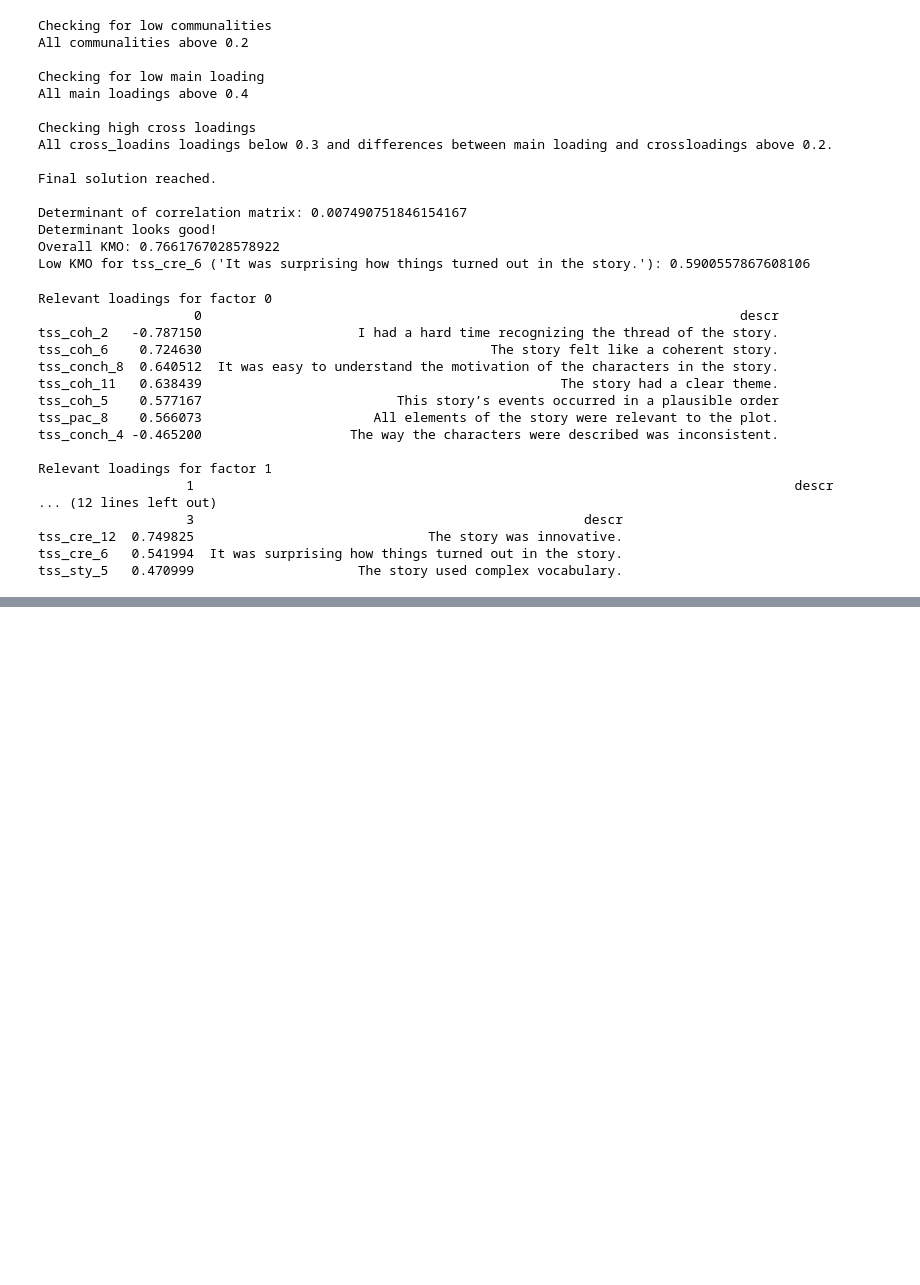
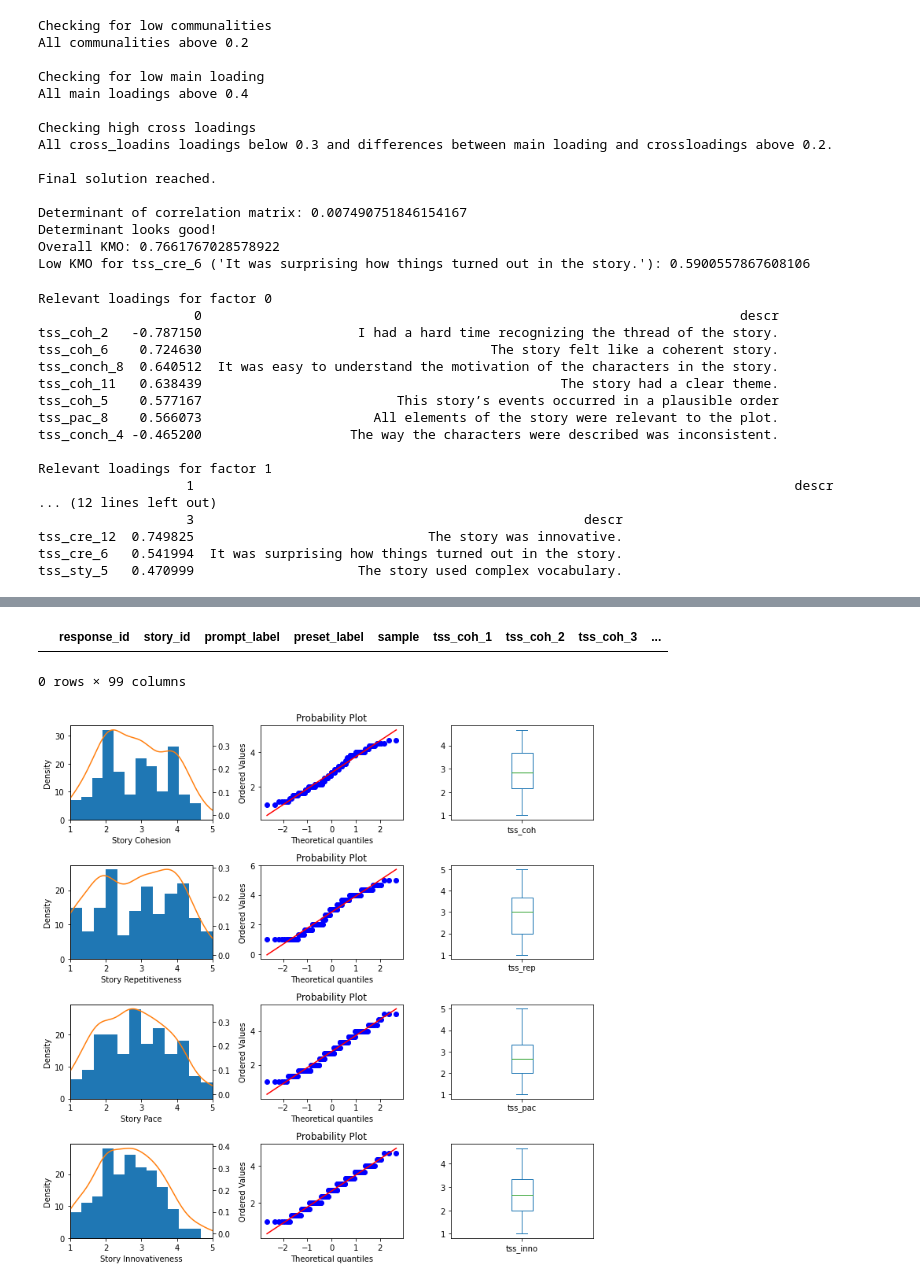
Before and after one commit to MWiechmann/ai_story_scale, a Jupyter notebook: scale_construction_efa.ipynb, the cells around one changed output, grey strips where cells are left out. Cells and saved outputs as stored; diff of their text form; code cells hidden in the pictures; blank space fills up the shorter version.

Commit message:
add template code to compute scale scores and inspect distribution

```diff
--- a/scale_construction_efa.ipynb
+++ b/scale_construction_efa.ipynb
@@ -749,2 +751,4 @@ rev_items_and_return(tss_df, efa_4, items_4)
 # %%
-# Use that to compute internal consistency, calculate mean scale score, correlate scales and save scale scores to file
+items_per_fac_4[0].remove("tss_conch_4_rev")
+items_per_fac_4[1].remove("tss_rep_11")
+items_per_fac_4
@@ -750,0 +765,57 @@ rev_items_and_return(tss_df, efa_4, items_4)
+# %%
+# compute scale means but only if at least 66% of questions are answered
+mask_suff_data_coh = tss_df[items_per_fac_4[0]].isna().sum(axis=1) <= 2
+mask_suff_data_rep = tss_df[items_per_fac_4[1]].isna().sum(axis=1) <= 1
+mask_suff_data_pac = tss_df[items_per_fac_4[2]].isna().sum(axis=1) <= 1
+mask_suff_data_inno = tss_df[items_per_fac_4[2]].isna().sum(axis=1) <= 1
+tss_df["tss_coh"] = tss_df[mask_suff_data_coh][items_per_fac_4[0]].mean(axis=1)
+tss_df["tss_rep"] = tss_df[mask_suff_data_rep][items_per_fac_4[1]].mean(axis=1)
+tss_df["tss_pac"] = tss_df[mask_suff_data_pac][items_per_fac_4[2]].mean(axis=1)
+tss_df["tss_inno"] = tss_df[mask_suff_data_inno][items_per_fac_4[3]].mean(axis=1)
+# %%
+# if you actually have missing data, double check if this worked as intended
+tss_df[~mask_suff_data_inno]
+# %% [output]
+|  | response_id | story_id | prompt_label | preset_label | sample | tss_coh_1 | tss_coh_2 | tss_coh_3 | ... |
+0 rows × 99 columns
+# %%
+# Check scale distributions
+fig, axes = plt.subplots(4, 3,figsize=(10, 10))
+
+# Histograms with KDE
+ax1 = tss_df["tss_coh"].plot.hist(ax=axes[0, 0], bins=12)
+ax1.set_xlabel("Story Cohesion")
+ax1.set_xlim(1,5)
+tss_df["tss_coh"].plot.kde(ax=axes[0, 0], secondary_y=True)
+
+ax2 = tss_df["tss_rep"].plot.hist(ax=axes[1, 0], bins=12)
+ax2.set_xlabel("Story Repetitiveness")
+ax2.set_xlim(1,5)
+tss_df["tss_rep"].plot.kde(ax=axes[1, 0], secondary_y=True)
+
+ax3 = tss_df["tss_pac"].plot.hist(ax=axes[2, 0], bins=12)
+tss_df["tss_pac"].plot.kde(ax=axes[2, 0], secondary_y=True)
+ax3.set_xlabel("Story Pace")
+ax3.set_xlim(1,5)
+
+ax4 = tss_df["tss_inno"].plot.hist(ax=axes[3, 0], bins=12)
+tss_df["tss_inno"].plot.kde(ax=axes[3, 0], secondary_y=True)
+ax4.set_xlabel("Story Innovativeness")
+ax4.set_xlim(1,5)
+
+# Q-Q Plots
+stats.probplot(tss_df["tss_coh"], dist="norm", plot=axes[0,1])
+stats.probplot(tss_df["tss_rep"], dist="norm", plot=axes[1,1])
+stats.probplot(tss_df["tss_pac"], dist="norm", plot=axes[2,1])
+stats.probplot(tss_df["tss_inno"], dist="norm", plot=axes[3,1])
+
+# Boxplots
+tss_df["tss_coh"].plot.box(ax=axes[0, 2])
+tss_df["tss_rep"].plot.box(ax=axes[1, 2])
+tss_df["tss_pac"].plot.box(ax=axes[2, 2])
+tss_df["tss_inno"].plot.box(ax=axes[3, 2])
+
+fig.tight_layout()
+plt.show()
+# %% [output]
+[figure, added]
```
Also changed, not shown: parts of 16 cells of this notebook.
